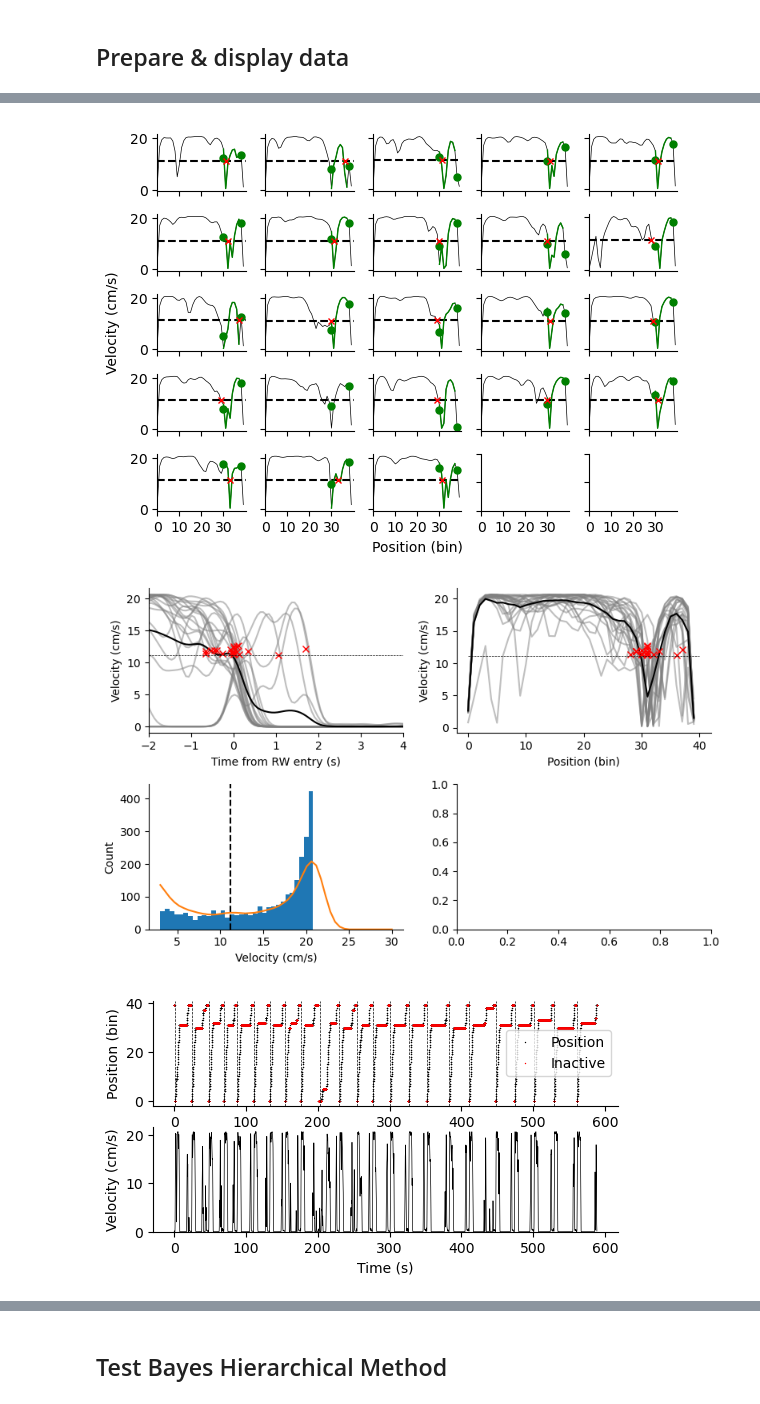
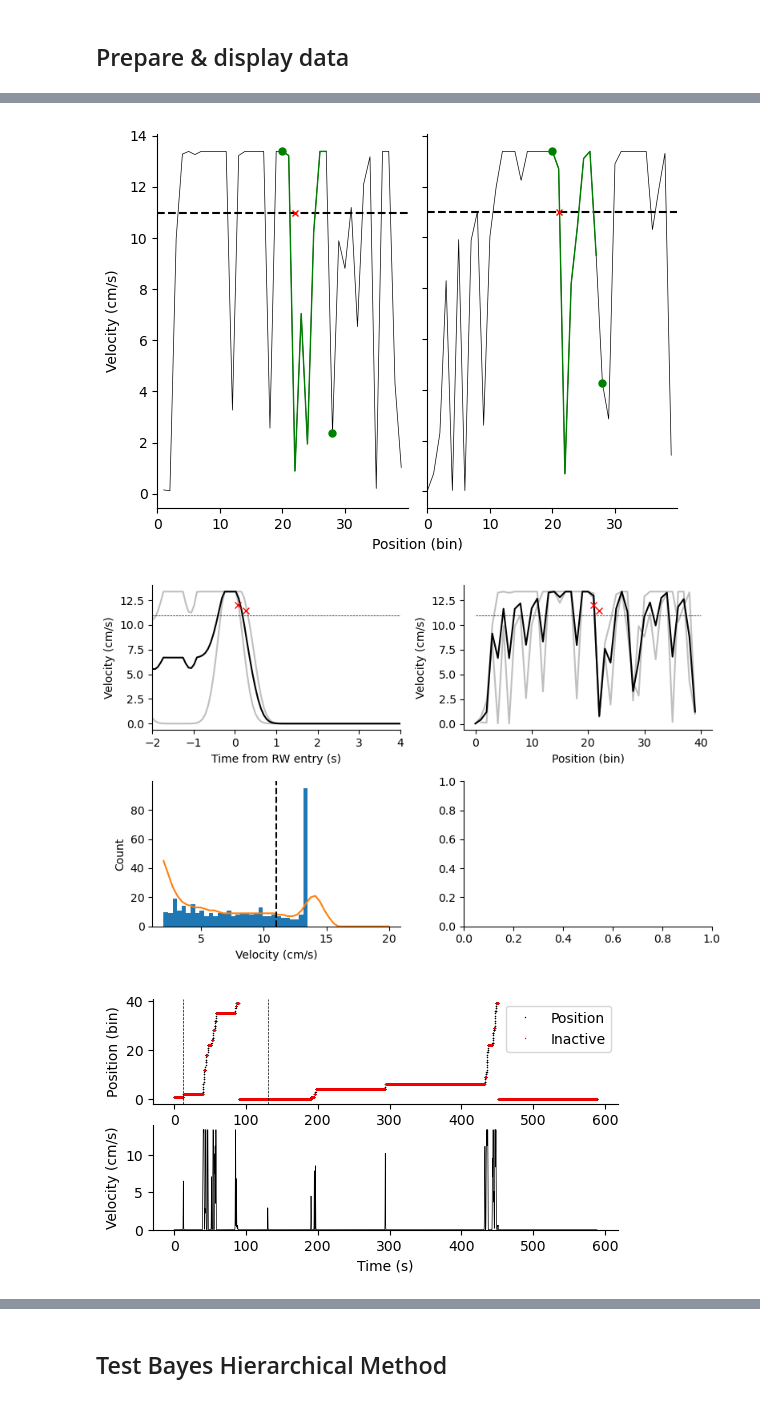
Before and after one commit to woxxel/placefield_detection, a Jupyter notebook: notebooks/test_placefield_detection_methods.ipynb, the cells around one changed output, grey strips where cells are left out. Drawn from its saved outputs; the diff is of its cells as text; code cells hidden in the pictures.

```diff
--- a/notebooks/test_placefield_detection_methods.ipynb
+++ b/notebooks/test_placefield_detection_methods.ipynb
@@ -16,7 +16,7 @@ from matplotlib import pyplot as plt
 from placefield_detection.utils import prepare_behavior_from_file, plot_behavior
 
 pathMouse = Path("../../../../data/845ad")
-pathSession = pathMouse / "Session40"
+pathSession = pathMouse / "Session03"
 f = 15.0
 nbin = 40
 only_active = True
@@ -42,6 +42,6 @@ plot_behavior(behavior)
-[figure, old version]
+[figure, new version]
-[figure, old version]
+[figure, new version]
-[figure, old version]
+[figure, new version]
 # %%
 from caiman.utils.utils import load_dict_from_hdf5
 from placefield_detection.utils import prepare_activity, plot_activity
```
Also changed, not shown: parts of 19 cells of this notebook, 8 other files.
